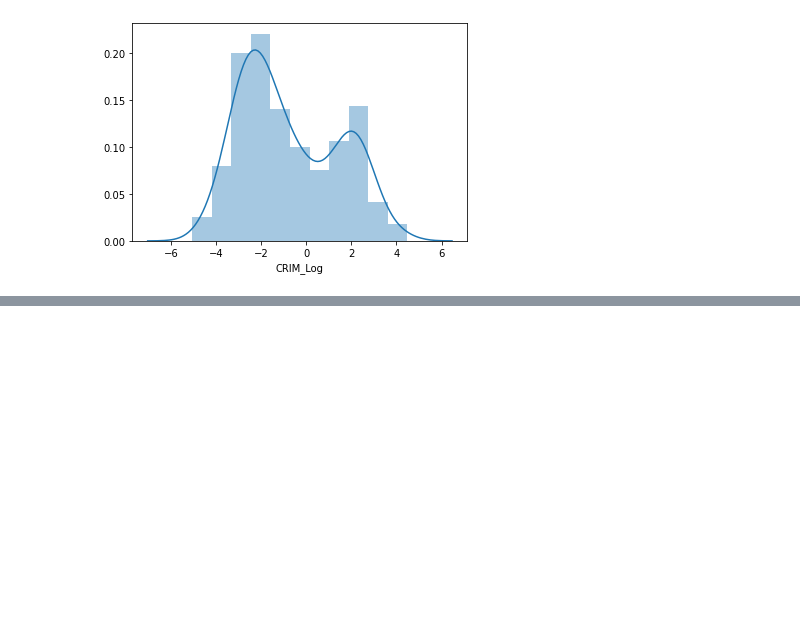
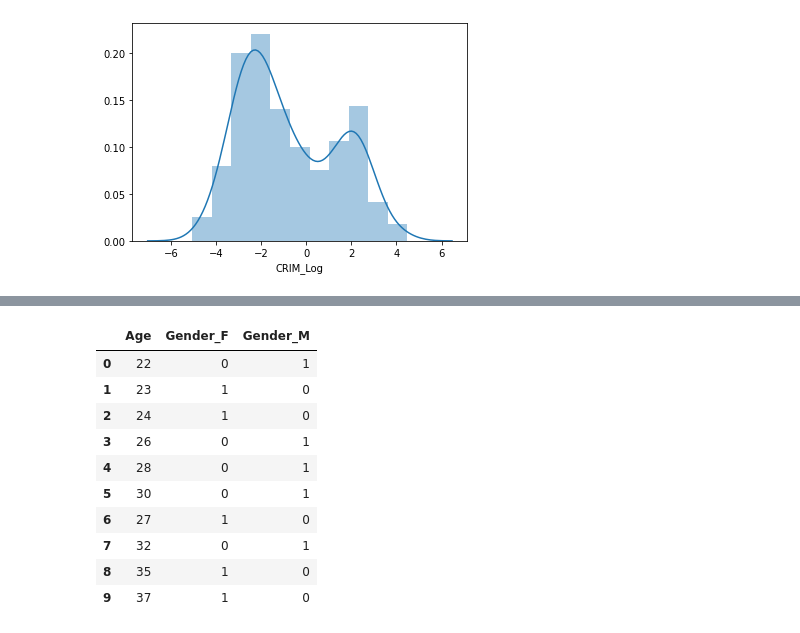
Before and after one commit to sandipanpaul21/Machine-Learning-in-Python-Code, a Jupyter notebook: 05_Feature_Engineering.ipynb, the cells around one changed output, grey strips where cells are left out. Drawn from its saved outputs; the diff is of its cells as text; code cells hidden in the pictures; blank space fills up the shorter version.

```diff
--- a/05_Feature_Engineering.ipynb
+++ b/05_Feature_Engineering.ipynb
@@ -115,0 +289,12 @@ Another popular method of transformation is Square root transformation which hel
+# %%
+# Encoding
+
+# Encoding is a process of creating numerical variables from categorical variables
+# This is done in order to make the categorical features available for analysis
+# as most of the learning algorithms require numerical features for their functioning.
+
+# Creating Dataset
+# We create an arbitrary dataset having Age and Gender of 10 individuals.
+Encode1 = pd.DataFrame({'Gender':['M','F','F','M','M','M','F','M','F','F'],
+                       'Age':['22','23','24','26','28','30','27','32','35','37']})
+Encode1
@@ -115,0 +313,18 @@ Another popular method of transformation is Square root transformation which hel
+# %%
+# get_dummies: It is one of the available functions to perform Encoding.
+
+# Performing Encoding
+Encode1_Dummy = pd.get_dummies(Encode1,columns=['Gender'])
+Encode1_Dummy
+# %% [output]
+|  | Age | Gender_F | Gender_M |
+| 0 | 22 | 0 | 1 |
+| 1 | 23 | 1 | 0 |
+| 2 | 24 | 1 | 0 |
+| 3 | 26 | 0 | 1 |
+| 4 | 28 | 0 | 1 |
+| 5 | 30 | 0 | 1 |
+| 6 | 27 | 1 | 0 |
+| 7 | 32 | 0 | 1 |
+| 8 | 35 | 1 | 0 |
+| 9 | 37 | 1 | 0 |
```
Also changed, not shown: parts of 20 cells of this notebook.
